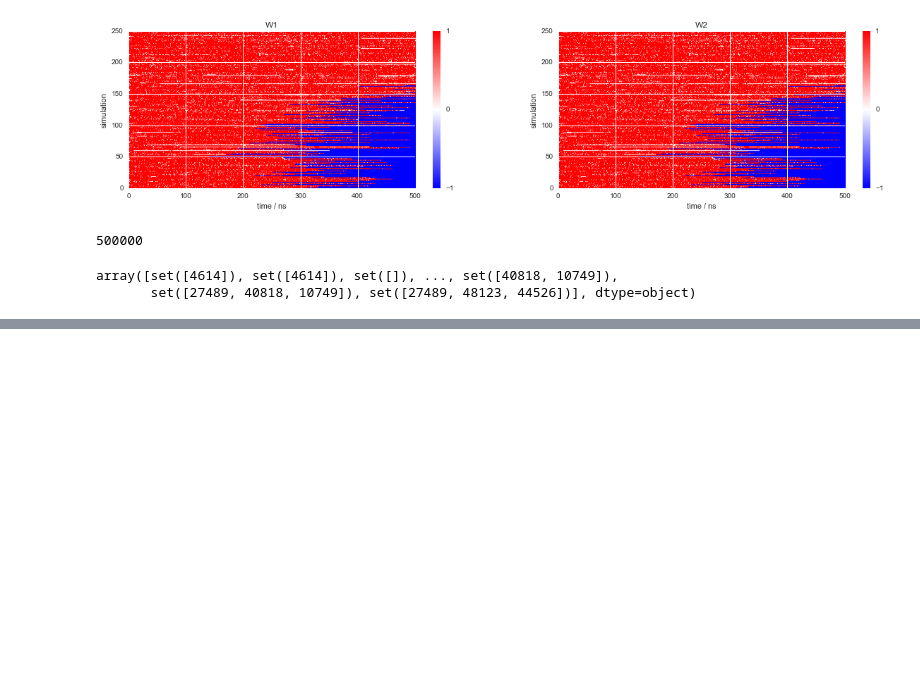
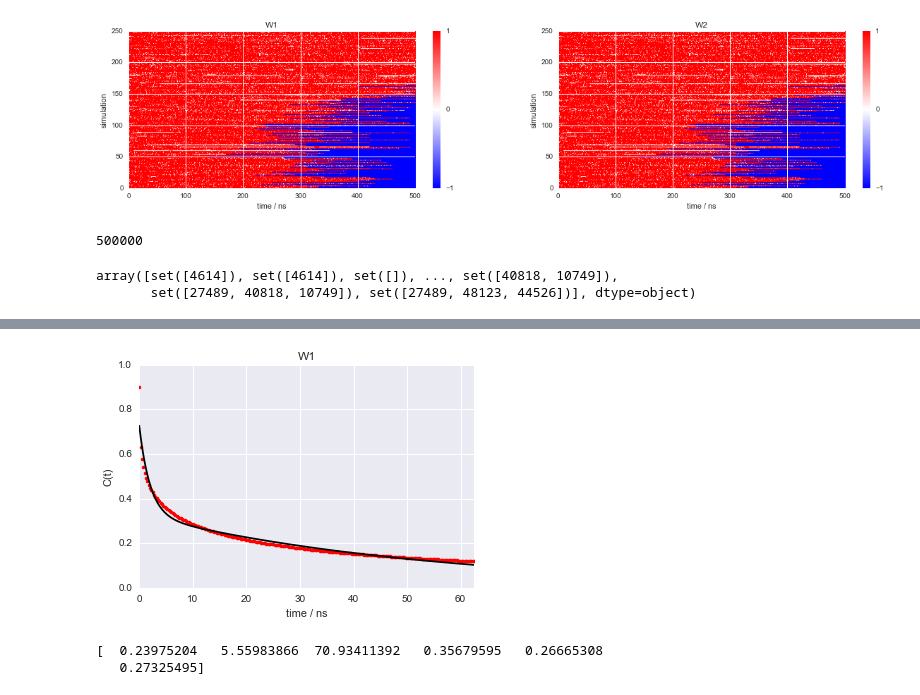
Before and after one commit to choderalab/AURKA_UMN, a Jupyter notebook: analyze/explore-publication-figures.ipynb, the cells around one changed output, grey strips where cells are left out. Cells and saved outputs as stored; diff of their text form; code cells hidden in the pictures; blank space fills up the shorter version.

```diff
--- a/analyze/explore-publication-figures.ipynb
+++ b/analyze/explore-publication-figures.ipynb
@@ -183,0 +202,23 @@ plt.ylabel('C(t)');
+# %%
+# Plot exponential fit
+plt.plot(tvec, D, 'r.')
+plt.hold(True)
+plt.plot(tvec, func(tvec, tau_fast, tau_slow, fast_fraction, slow_fraction), 'k-')
+plt.axis([0, tvec[-1], 0, 1]);
+plt.xlabel('time / ns');
+plt.ylabel('C(t)');
+plt.title('W1');
+# %% [output]
+[figure, added]
+# %%
+# Fit the correlation function
+from scipy.optimize import curve_fit
+def func(tvec, t1, t2, t3, a1, a2, a3):
+    return a1*np.exp(-tvec/t1) + a2*np.exp(-tvec/t2) + a3*np.exp(-tvec/t3)
+
+popt, pcov = curve_fit(func, tvec, D, p0=[1., 10., 1000., 0.2, 0.2, 0.1])
+
+print(popt)
+# %% [output]
+[  0.23975204   5.55983866  70.93411392   0.35679595   0.26665308
+   0.27325495]
```
Also changed, not shown: parts of 4 cells of this notebook.
